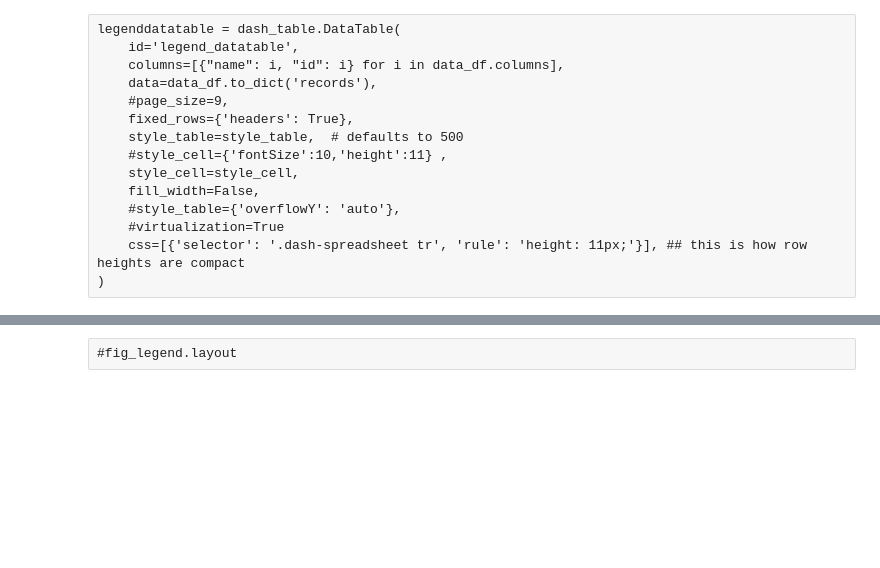
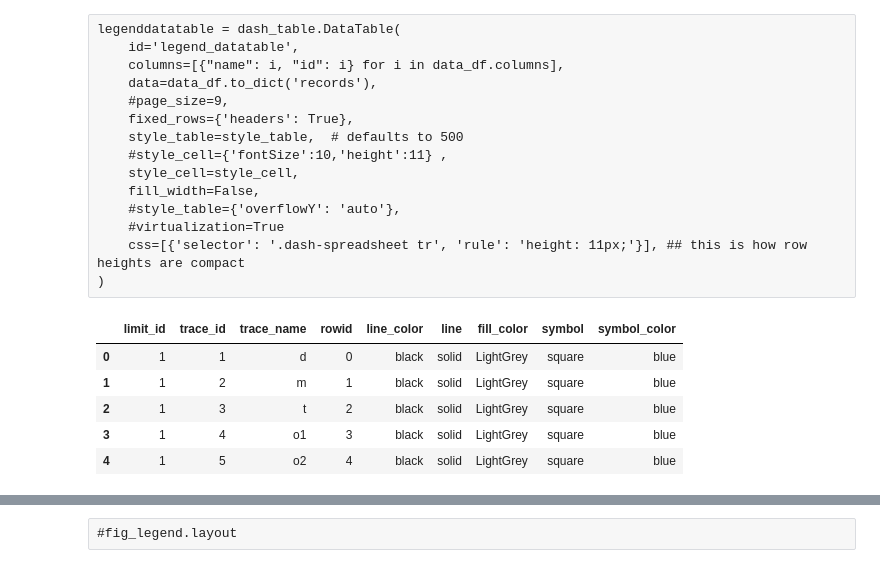
Before and after one commit to dmto0l2022/dmtoolcode1, a Jupyter notebook: Charts/dashboards/StylingMultiplePlotsDashboard_working.ipynb, the cells around one changed output, grey strips where cells are left out. Drawn from its saved outputs; the diff is of its cells as text; code cells hidden in the pictures; blank space fills up the shorter version.

Commit message:
dmtool default chart formatting works

```diff
--- a/Charts/dashboards/StylingMultiplePlotsDashboard_working.ipynb
+++ b/Charts/dashboards/StylingMultiplePlotsDashboard_working.ipynb
@@ -409,6 +433,16 @@ legenddatatable = dash_table.DataTable(
     #virtualization=True
     css=[{'selector': '.dash-spreadsheet tr', 'rule': 'height: 11px;'}], ## this is how row heights are compact
 )
+# %%
+plotseries_default = CreatePlotSeries([1])
+plotseries_default.head(5)
+# %% [output]
+|  | limit_id | trace_id | trace_name | rowid | line_color | line | fill_color | symbol | symbol_color |
+| 0 | 1 | 1 | d | 0 | black | solid | LightGrey | square | blue |
+| 1 | 1 | 2 | m | 1 | black | solid | LightGrey | square | blue |
+| 2 | 1 | 3 | t | 2 | black | solid | LightGrey | square | blue |
+| 3 | 1 | 4 | o1 | 3 | black | solid | LightGrey | square | blue |
+| 4 | 1 | 5 | o2 | 4 | black | solid | LightGrey | square | blue |
 # %%
 def CreateDefaultLegendFig():
 
```
Also changed, not shown: parts of 16 cells of this notebook, 1 other file.
